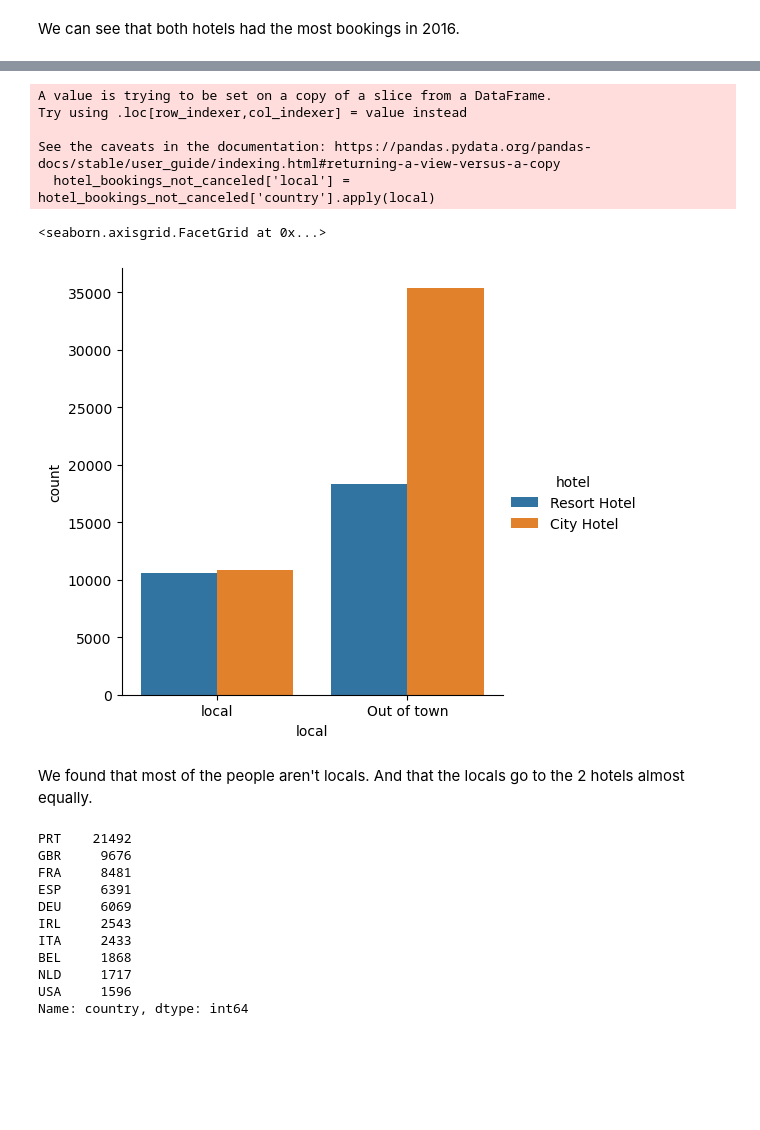
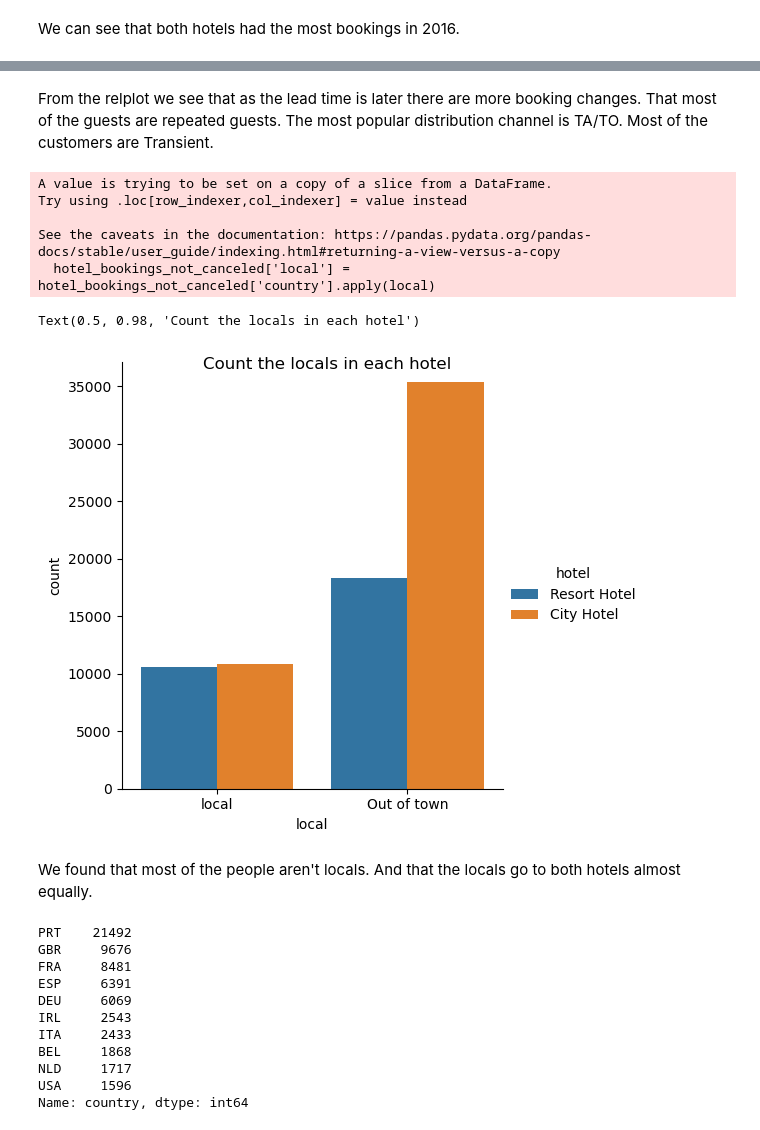
Before and after one commit to ShoshiFinkel/IntegralyticCourse, a Jupyter notebook: guided_project_in_functions.ipynb, the cells around one changed output, grey strips where cells are left out. Drawn from its saved outputs; the diff is of its cells as text; code cells hidden in the pictures; blank space fills up the shorter version.

```diff
--- a/guided_project_in_functions.ipynb
+++ b/guided_project_in_functions.ipynb
@@ -175,3 +180,5 @@ We can see that both hotels had the most bookings in 2016.
+# %% [markdown]
+From the relplot we see that as the lead time is later there are more booking changes. That most of the guests are repeated guests. The most popular distribution channel is TA/TO. Most of the customers are Transient.
 # %%
 # A function to make a column of locals and of people from other places.
 def local(x):
@@ -191,11 +198,12 @@ See the caveats in the documentation: https://pandas.pydata.org/pandas-docs/stab
 # %%
 # Create a catplot to find how many people in each hotel are locals and how many are not.
 sns.catplot(data=hotel_bookings_not_canceled, x='local', kind='count', hue='hotel')
+plt.suptitle("Count the locals in each hotel")
 # %% [output]
-<seaborn.axisgrid.FacetGrid at 0x...>
+Text(0.5, 0.98, 'Count the locals in each hotel')
-[figure, old version]
+[figure, new version]
 # %% [markdown]
-We found that most of the people aren't locals. And that the locals go to the 2 hotels almost equally.
+We found that most of the people aren't locals. And that the locals go to both hotels almost equally.
 # %%
 # Count how many are from each country.
 hotel_bookings_not_canceled['country'].value_counts().head(10)
```
Also changed, not shown: parts of 21 cells of this notebook, 1 other file.
